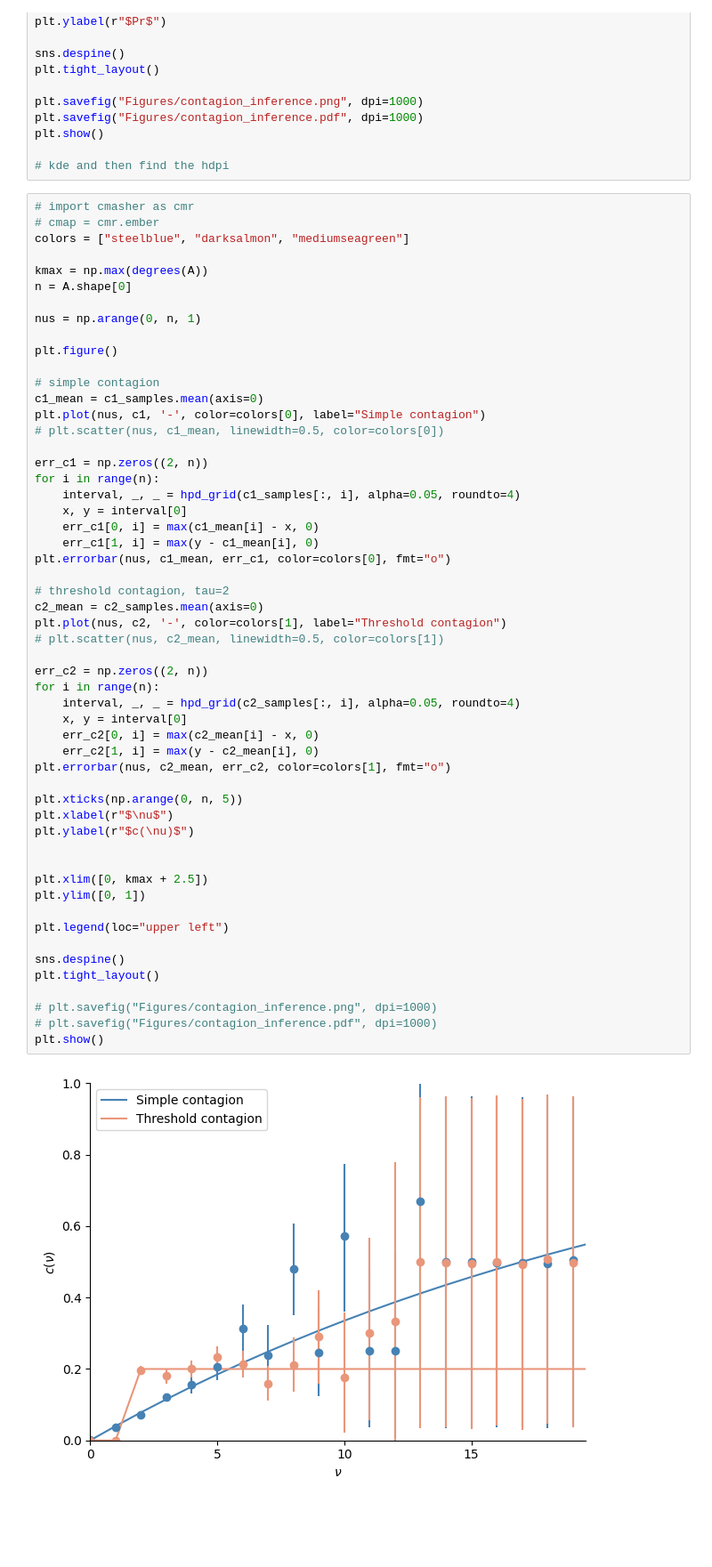
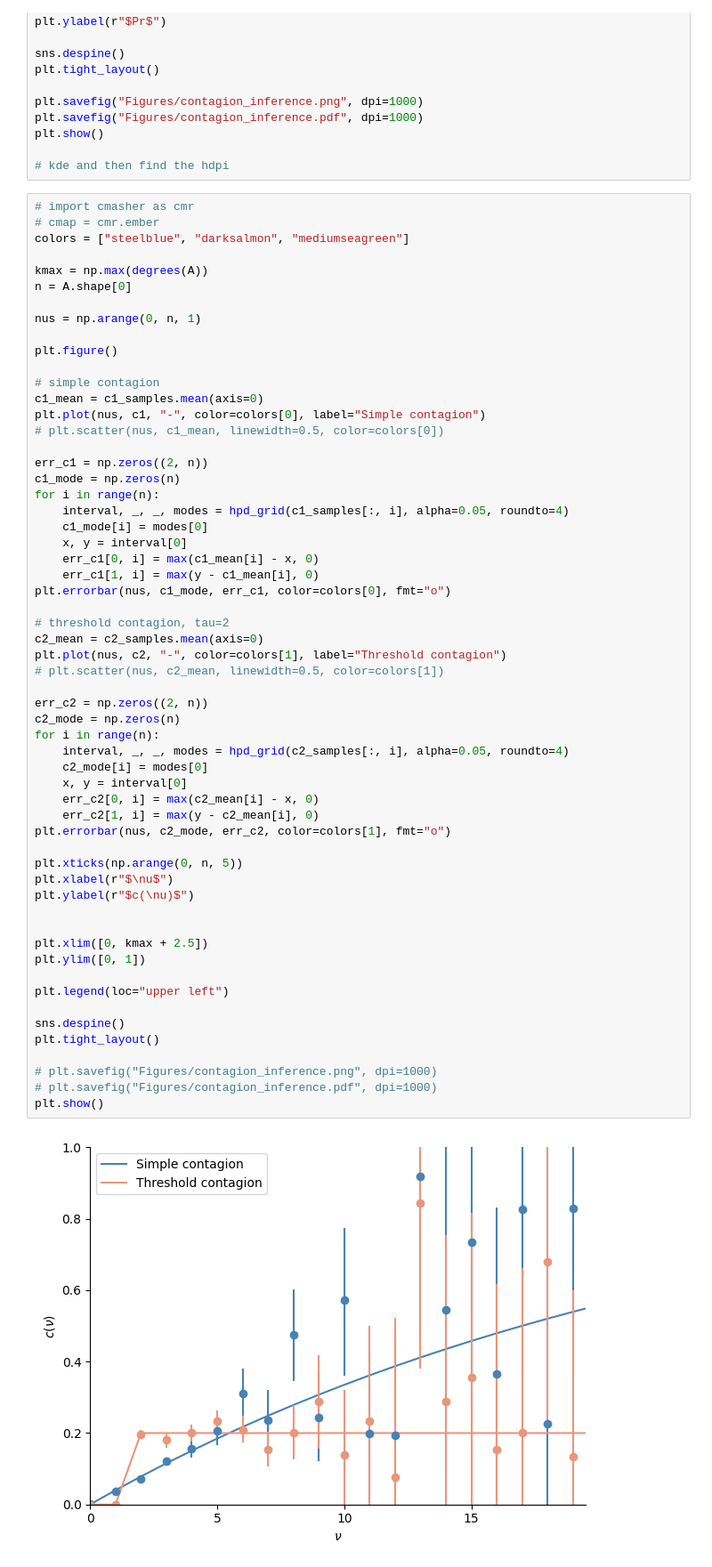
Before and after one commit to nwlandry/complex-network-reconstruction, a Jupyter notebook: plot_infer_contagion_functions.ipynb, the cells around one changed output. Shown at 89% size. Saved outputs shown, nothing was run; the diff lists cells and outputs as text; blank space fills up the shorter version.

```diff
--- a/plot_infer_contagion_functions.ipynb
+++ b/plot_infer_contagion_functions.ipynb
@@ -167,45 +171,49 @@ plt.figure()
 
 # simple contagion
 c1_mean = c1_samples.mean(axis=0)
-plt.plot(nus, c1, '-', color=colors[0], label="Simple contagion")
+plt.plot(nus, c1, "-", color=colors[0], label="Simple contagion")
 # plt.scatter(nus, c1_mean, linewidth=0.5, color=colors[0])
 
 err_c1 = np.zeros((2, n))
+c1_mode = np.zeros(n)
 for i in range(n):
-    interval, _, _ = hpd_grid(c1_samples[:, i], alpha=0.05, roundto=4)
+    interval, _, _, modes = hpd_grid(c1_samples[:, i], alpha=0.05, roundto=4)
+    c1_mode[i] = modes[0]
     x, y = interval[0]
     err_c1[0, i] = max(c1_mean[i] - x, 0)
     err_c1[1, i] = max(y - c1_mean[i], 0)
-plt.errorbar(nus, c1_mean, err_c1, color=colors[0], fmt="o")
+plt.errorbar(nus, c1_mode, err_c1, color=colors[0], fmt="o")
 
 # threshold contagion, tau=2
 c2_mean = c2_samples.mean(axis=0)
-plt.plot(nus, c2, '-', color=colors[1], label="Threshold contagion")
+plt.plot(nus, c2, "-", color=colors[1], label="Threshold contagion")
 # plt.scatter(nus, c2_mean, linewidth=0.5, color=colors[1])
 
 err_c2 = np.zeros((2, n))
+c2_mode = np.zeros(n)
 for i in range(n):
-    interval, _, _ = hpd_grid(c2_samples[:, i], alpha=0.05, roundto=4)
+    interval, _, _, modes = hpd_grid(c2_samples[:, i], alpha=0.05, roundto=4)
+    c2_mode[i] = modes[0]
     x, y = interval[0]
     err_c2[0, i] = max(c2_mean[i] - x, 0)
     err_c2[1, i] = max(y - c2_mean[i], 0)
-plt.errorbar(nus, c2_mean, err_c2, color=colors[1], fmt="o")
+plt.errorbar(nus, c2_mode, err_c2, color=colors[1], fmt="o")
 
 plt.xticks(np.arange(0, n, 5))
 plt.xlabel(r"$\nu$")
 plt.ylabel(r"$c(\nu)$")
 
 
 plt.xlim([0, kmax + 2.5])
 plt.ylim([0, 1])
 
 plt.legend(loc="upper left")
 
 sns.despine()
 plt.tight_layout()
 
 # plt.savefig("Figures/contagion_inference.png", dpi=1000)
 # plt.savefig("Figures/contagion_inference.pdf", dpi=1000)
 plt.show()
 # %% [output]
-[figure, old version]
+[figure, new version]
```
Also changed, not shown: parts of 2 cells of this notebook, 3 other files.
